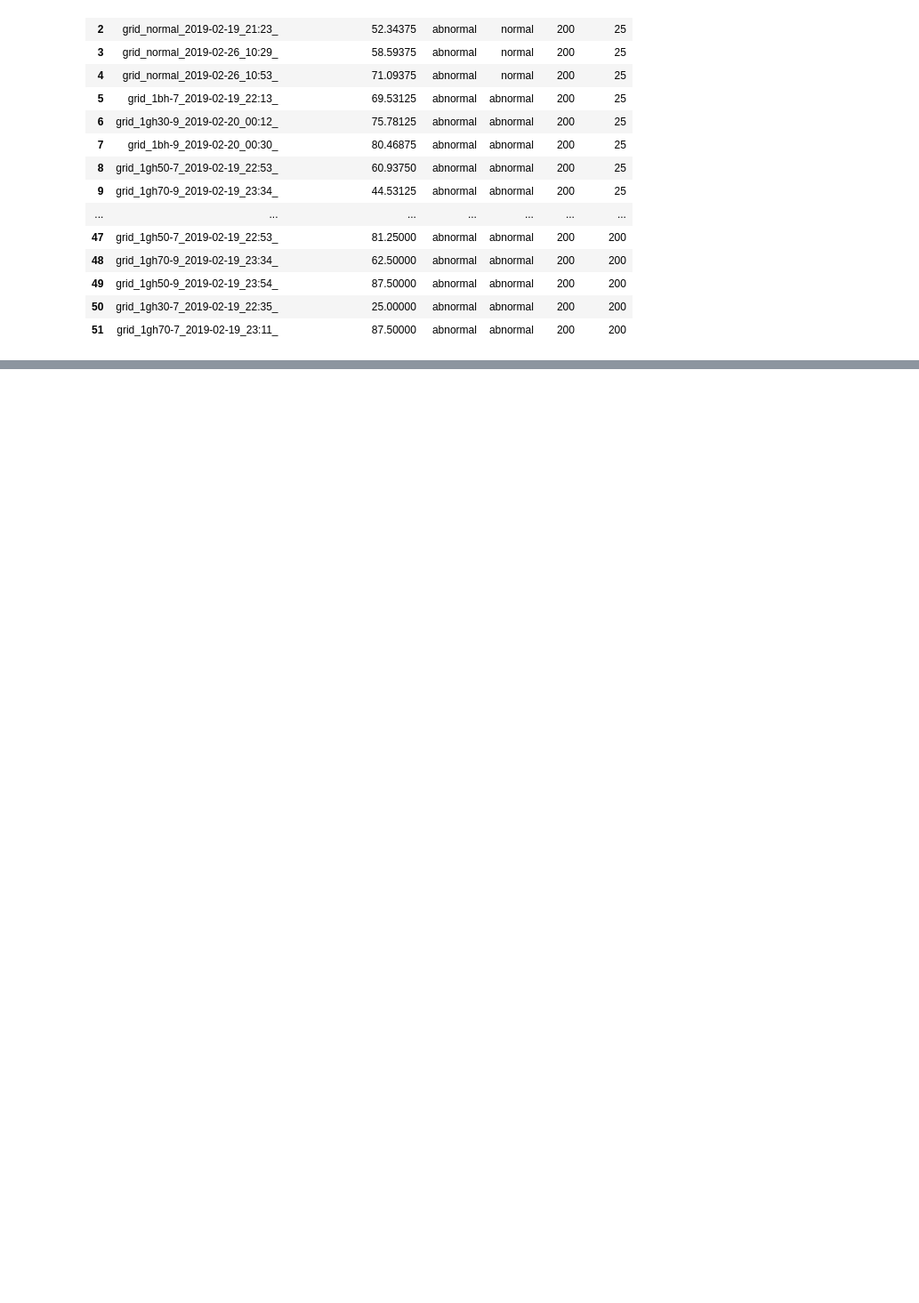
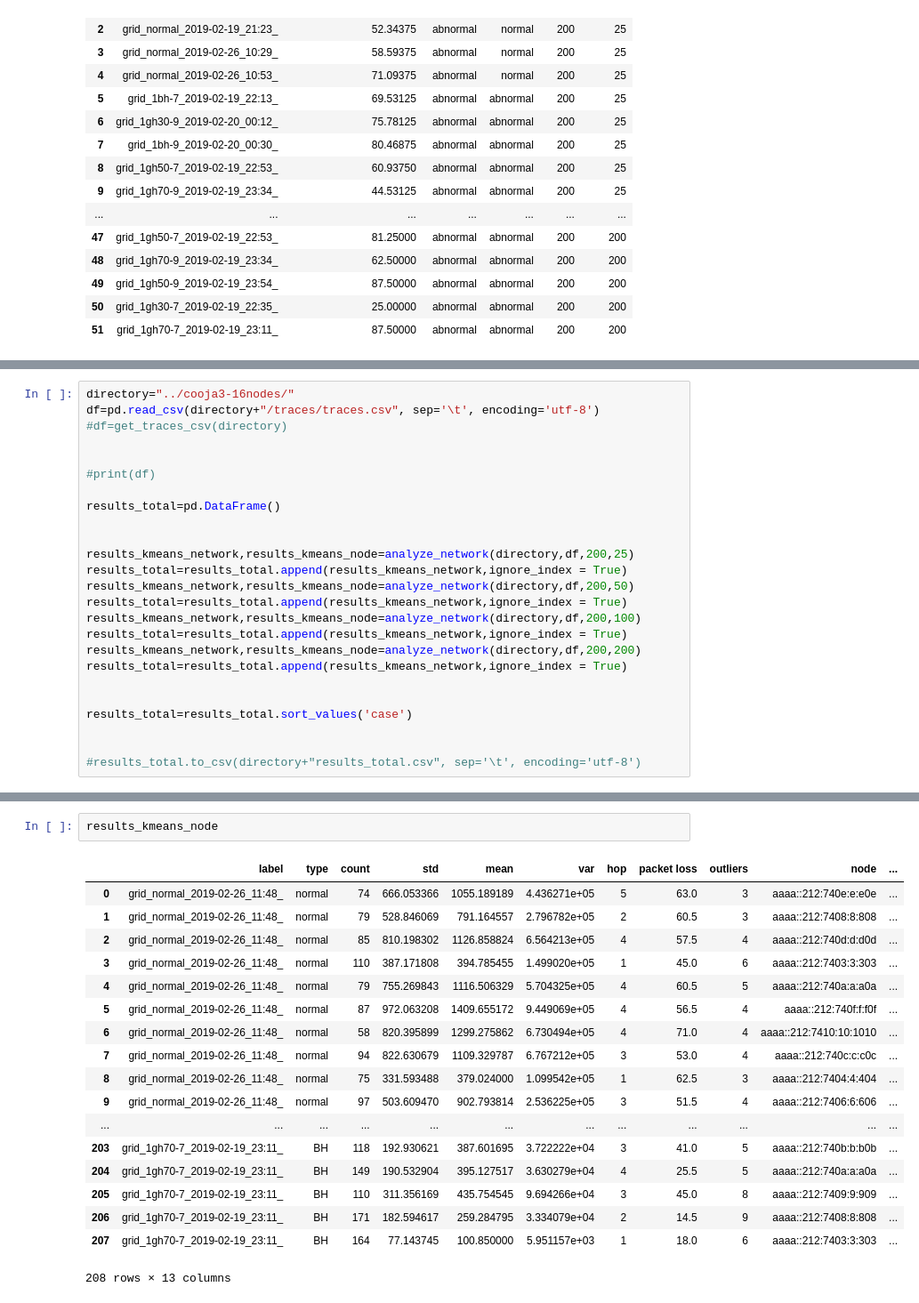
Before and after one commit to ichatz/iot-netprofiler, a Jupyter notebook: results/Results.ipynb, the cells around one changed output, grey strips where cells are left out. Shown at 89% size. Drawn from its saved outputs; the diff is of its cells as text; blank space fills up the shorter version.

Commit message:
Results for kmeans

```diff
--- a/results/Results.ipynb
+++ b/results/Results.ipynb
@@ -99,0 +290,25 @@ df
+# %%
+directory="../cooja3-16nodes/"
+df=pd.read_csv(directory+"/traces/traces.csv", sep='\t', encoding='utf-8')
+#df=get_traces_csv(directory)
+
+
+#print(df)
+
+results_total=pd.DataFrame()
+
+
+results_kmeans_network,results_kmeans_node=analyze_network(directory,df,200,25)
+results_total=results_total.append(results_kmeans_network,ignore_index = True)
+results_kmeans_network,results_kmeans_node=analyze_network(directory,df,200,50)
+results_total=results_total.append(results_kmeans_network,ignore_index = True)
+results_kmeans_network,results_kmeans_node=analyze_network(directory,df,200,100)
+results_total=results_total.append(results_kmeans_network,ignore_index = True)
+results_kmeans_network,results_kmeans_node=analyze_network(directory,df,200,200)
+results_total=results_total.append(results_kmeans_network,ignore_index = True)
+
+
+results_total=results_total.sort_values('case')
+
+
+#results_total.to_csv(directory+"results_total.csv", sep='\t', encoding='utf-8')
@@ -99,0 +340,21 @@ df
+# %%
+results_kmeans_node
+# %% [output]
+|  | label | type | count | std | mean | var | hop | packet loss | outliers | node | ... |
+| 0 | grid_normal_2019-02-26_11:48_ | normal | 74 | 666.053366 | 1055.189189 | 4.436271e+05 | 5 | 63.0 | 3 | aaaa::212:740e:e:e0e | ... |
+| 1 | grid_normal_2019-02-26_11:48_ | normal | 79 | 528.846069 | 791.164557 | 2.796782e+05 | 2 | 60.5 | 3 | aaaa::212:7408:8:808 | ... |
+| 2 | grid_normal_2019-02-26_11:48_ | normal | 85 | 810.198302 | 1126.858824 | 6.564213e+05 | 4 | 57.5 | 4 | aaaa::212:740d:d:d0d | ... |
+| 3 | grid_normal_2019-02-26_11:48_ | normal | 110 | 387.171808 | 394.785455 | 1.499020e+05 | 1 | 45.0 | 6 | aaaa::212:7403:3:303 | ... |
+| 4 | grid_normal_2019-02-26_11:48_ | normal | 79 | 755.269843 | 1116.506329 | 5.704325e+05 | 4 | 60.5 | 5 | aaaa::212:740a:a:a0a | ... |
+| 5 | grid_normal_2019-02-26_11:48_ | normal | 87 | 972.063208 | 1409.655172 | 9.449069e+05 | 4 | 56.5 | 4 | aaaa::212:740f:f:f0f | ... |
+| 6 | grid_normal_2019-02-26_11:48_ | normal | 58 | 820.395899 | 1299.275862 | 6.730494e+05 | 4 | 71.0 | 4 | aaaa::212:7410:10:1010 | ... |
+| 7 | grid_normal_2019-02-26_11:48_ | normal | 94 | 822.630679 | 1109.329787 | 6.767212e+05 | 3 | 53.0 | 4 | aaaa::212:740c:c:c0c | ... |
+| 8 | grid_normal_2019-02-26_11:48_ | normal | 75 | 331.593488 | 379.024000 | 1.099542e+05 | 1 | 62.5 | 3 | aaaa::212:7404:4:404 | ... |
+| 9 | grid_normal_2019-02-26_11:48_ | normal | 97 | 503.609470 | 902.793814 | 2.536225e+05 | 3 | 51.5 | 4 | aaaa::212:7406:6:606 | ... |
+| ... | ... | ... | ... | ... | ... | ... | ... | ... | ... | ... | ... |
+| 203 | grid_1gh70-7_2019-02-19_23:11_ | BH | 118 | 192.930621 | 387.601695 | 3.722222e+04 | 3 | 41.0 | 5 | aaaa::212:740b:b:b0b | ... |
+| 204 | grid_1gh70-7_2019-02-19_23:11_ | BH | 149 | 190.532904 | 395.127517 | 3.630279e+04 | 4 | 25.5 | 5 | aaaa::212:740a:a:a0a | ... |
+| 205 | grid_1gh70-7_2019-02-19_23:11_ | BH | 110 | 311.356169 | 435.754545 | 9.694266e+04 | 3 | 45.0 | 8 | aaaa::212:7409:9:909 | ... |
+| 206 | grid_1gh70-7_2019-02-19_23:11_ | BH | 171 | 182.594617 | 259.284795 | 3.334079e+04 | 2 | 14.5 | 9 | aaaa::212:7408:8:808 | ... |
+| 207 | grid_1gh70-7_2019-02-19_23:11_ | BH | 164 | 77.143745 | 100.850000 | 5.951157e+03 | 1 | 18.0 | 6 | aaaa::212:7403:3:303 | ... |
+208 rows × 13 columns
```
Also changed, not shown: parts of 4 cells of this notebook, 1 other file.
